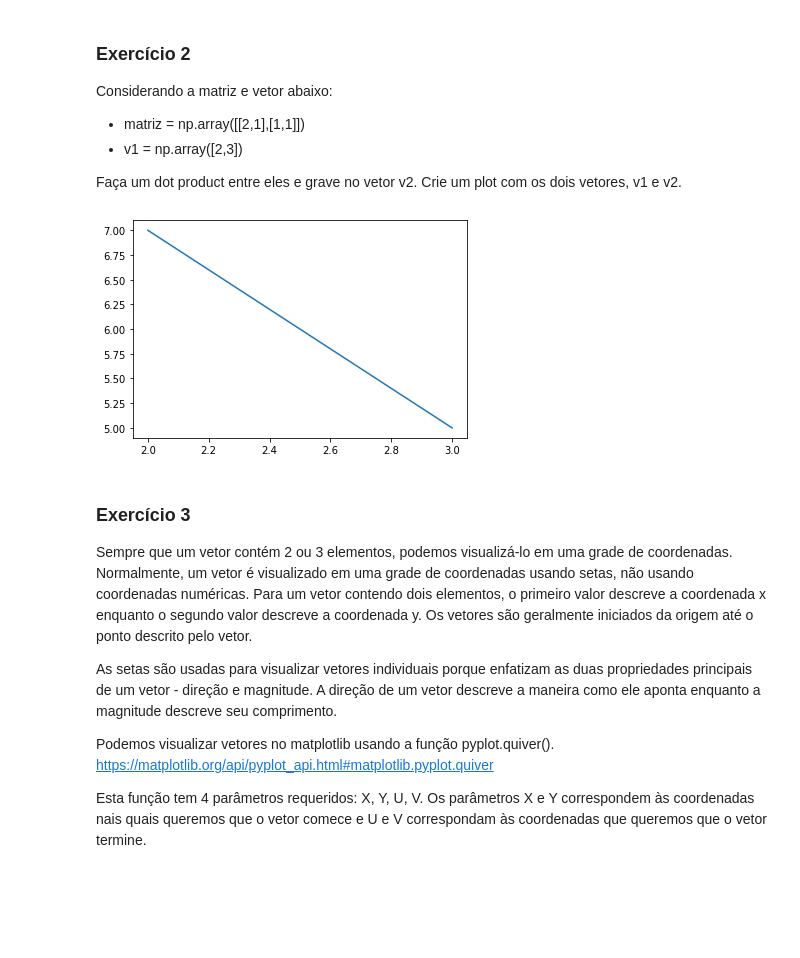
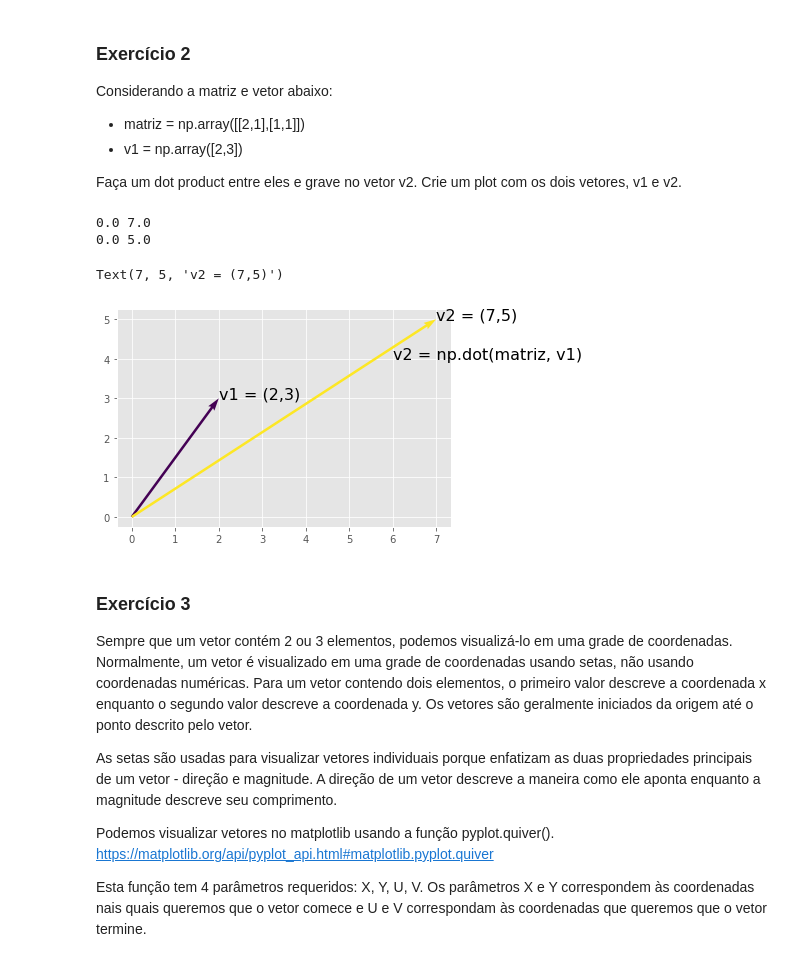
Before and after one commit to Angelicogfa/python-matematica-machine-learning, a Jupyter notebook: modulos/modulo-06/Exercicios05.ipynb, the cells around one changed output. Drawn from its saved outputs; the diff is of its cells as text; code cells hidden in the pictures; blank space fills up the shorter version.

```diff
--- a/modulos/modulo-06/Exercicios05.ipynb
+++ b/modulos/modulo-06/Exercicios05.ipynb
@@ -48,21 +48,48 @@ Considerando a matriz e vetor abaixo:
 - v1 = np.array([2,3])
 
 Faça um dot product entre eles e grave no vetor v2. Crie um plot com os dois vetores, v1 e v2.
-# %%
-# Solução
-
-import matplotlib.pyplot as plt
-import numpy as np
-%matplotlib inline
-
-matriz = np.array([[2, 1],[ 1, 1]])
-v1 = np.array([2, 3])
-v2 = v1.dot(matriz)
-
-plt.plot(v1, v2)
-plt.show()
-# %% [output]
-[figure, removed]
+# %%
+# Solução
+
+import matplotlib.pyplot as plt
+import numpy as np
+%matplotlib inline
+
+matriz = np.array([[2, 1],[ 1, 1]])
+v1 = np.array([2, 3])
+v2 = np.dot(matriz, v1)
+
+plt.style.use('ggplot')
+np.set_numeric_ops(suppress=True)
+%precision 4
+
+def plot_vetors(vs):
+    n = len(vs)
+    X, Y = np.zeros((n, 2))
+    U, V = np.vstack(vs).T
+    xmin, xmax = np.min([U, X]), np.max([U, X])
+    print(xmin, xmax)
+    ymin, ymax = np.min([V, Y]), np.max([V, Y])
+    print(ymin, ymax)
+    xrng = xmax - xmin
+    yrng = ymax - ymin
+    xmin -= 0.05 * xrng
+    xmax += 0.05 * xrng
+    ymin -= 0.05 * yrng
+    ymax += 0.05 * yrng
+    plt.quiver(X, Y, U, V, range(n), angles='xy', scale_units='xy', scale=1)
+    plt.axis([xmin, xmax, ymin, ymax])
+
+
+plot_vetors([v1, v2])
+plt.text(2,3, 'v1 = (2,3)', fontsize=16)
+plt.text(6,4, 'v2 = np.dot(matriz, v1)', fontsize=16)
+plt.text(v2[0], v2[1], 'v2 = (7,5)', fontsize=16)
+# %% [output]
+0.0 7.0
+0.0 5.0
+Text(7, 5, 'v2 = (7,5)')
+[figure, added]
 # %% [markdown]
 ### Exercício 3
 
```
Also changed, not shown: parts of 10 cells of this notebook.
